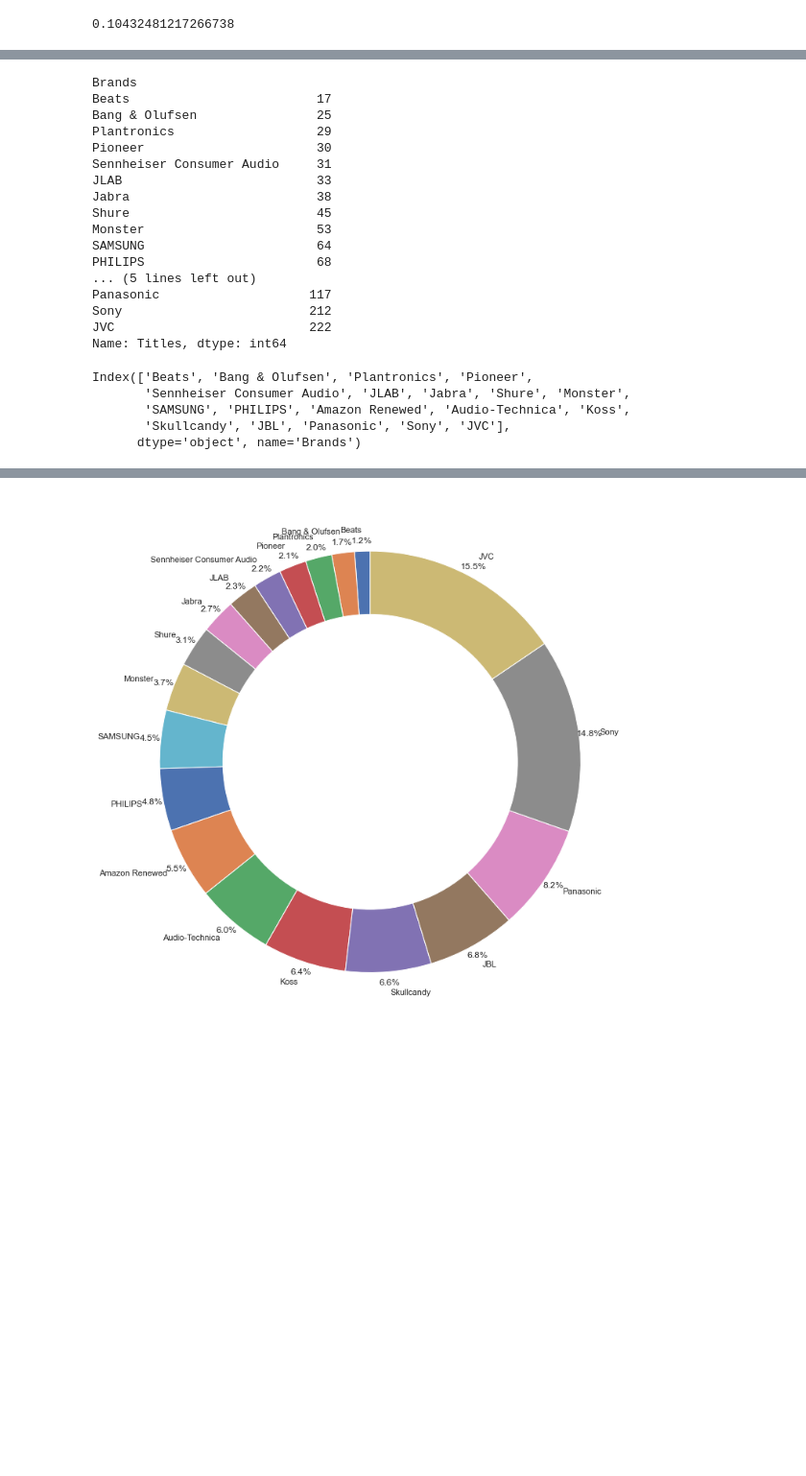
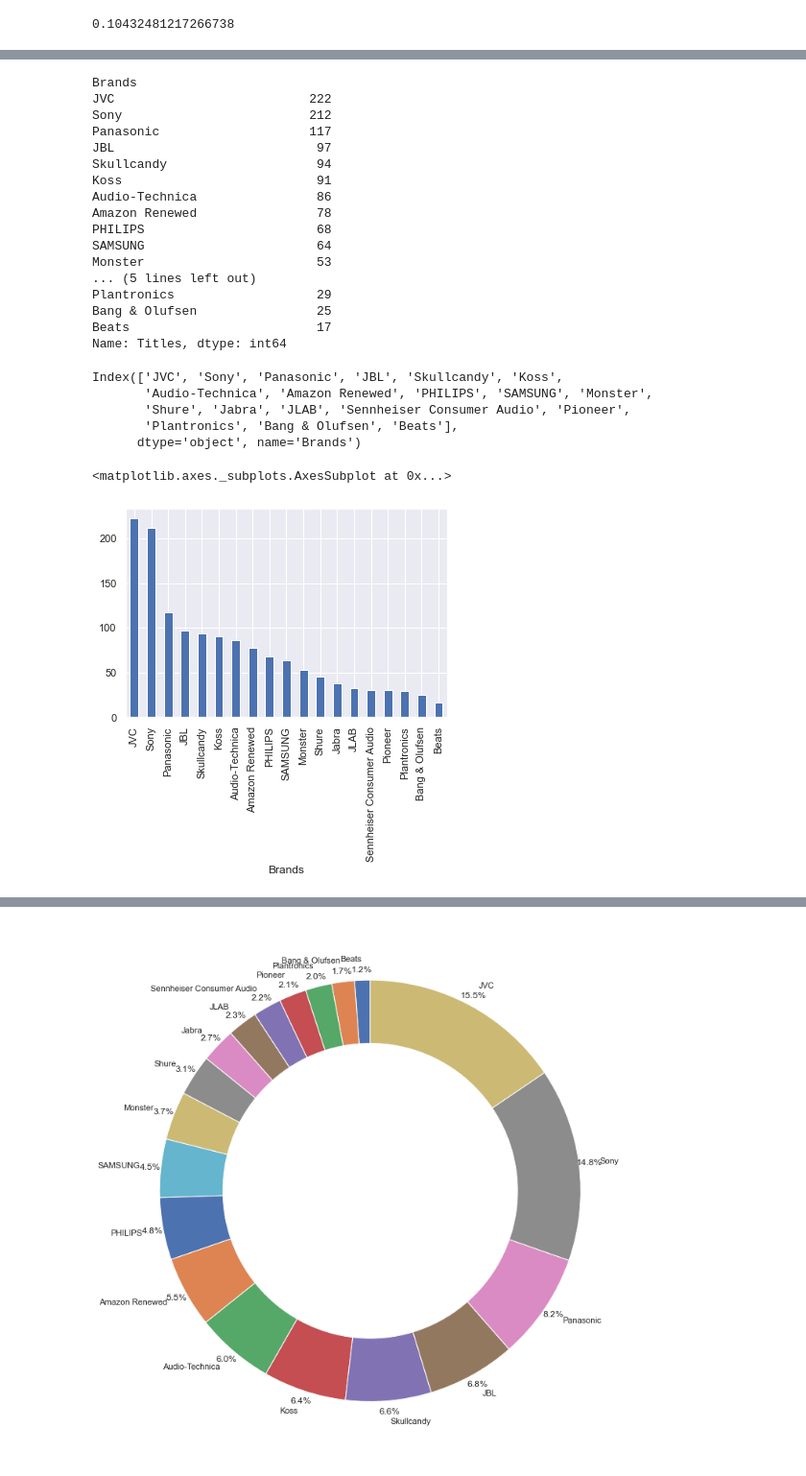
Before and after one commit to yhhsu0409/Amazon_Earbuds, a Jupyter notebook: Analysis/Analysis.ipynb, the cells around one changed output, grey strips where cells are left out. Shown at 96% size. Saved outputs shown, nothing was run; the diff lists cells and outputs as text; code cells hidden in the pictures; blank space fills up the shorter version.

```diff
--- a/Analysis/Analysis.ipynb
+++ b/Analysis/Analysis.ipynb
@@ -326,29 +312,34 @@ sales_count_percentage[high].sum()
 # %%
-item_count = data.groupby('Brands').Titles.count().sort_values()
+item_count = data.groupby('Brands').Titles.count().sort_values(ascending=False)
 item_count
 # %% [output]
 Brands
+JVC                          222
+Sony                         212
+Panasonic                    117
+JBL                           97
+Skullcandy                    94
+Koss                          91
+Audio-Technica                86
+Amazon Renewed                78
+PHILIPS                       68
+SAMSUNG                       64
+Monster                       53
+... (5 lines left out)
+Plantronics                   29
+Bang & Olufsen                25
 Beats                         17
-Bang & Olufsen                25
-Plantronics                   29
-Pioneer                       30
-Sennheiser Consumer Audio     31
-JLAB                          33
-Jabra                         38
-Shure                         45
-Monster                       53
-SAMSUNG                       64
-PHILIPS                       68
-... (5 lines left out)
-Panasonic                    117
-Sony                         212
-JVC                          222
 Name: Titles, dtype: int64
 # %%
 item_count.index
 # %% [output]
-Index(['Beats', 'Bang & Olufsen', 'Plantronics', 'Pioneer',
-       'Sennheiser Consumer Audio', 'JLAB', 'Jabra', 'Shure', 'Monster',
-       'SAMSUNG', 'PHILIPS', 'Amazon Renewed', 'Audio-Technica', 'Koss',
-       'Skullcandy', 'JBL', 'Panasonic', 'Sony', 'JVC'],
+Index(['JVC', 'Sony', 'Panasonic', 'JBL', 'Skullcandy', 'Koss',
+       'Audio-Technica', 'Amazon Renewed', 'PHILIPS', 'SAMSUNG', 'Monster',
+       'Shure', 'Jabra', 'JLAB', 'Sennheiser Consumer Audio', 'Pioneer',
+       'Plantronics', 'Bang & Olufsen', 'Beats'],
       dtype='object', name='Brands')
+# %%
+item_count.plot.bar()
+# %% [output]
+<matplotlib.axes._subplots.AxesSubplot at 0x...>
+[figure, added]
```
Also changed, not shown: parts of 23 cells of this notebook, 2 other files.
